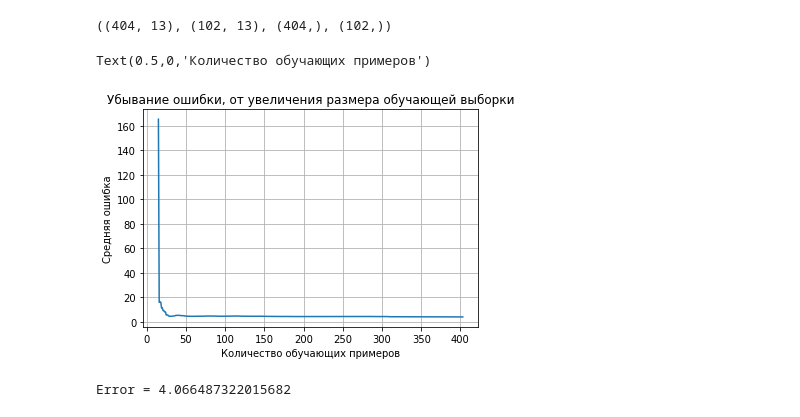
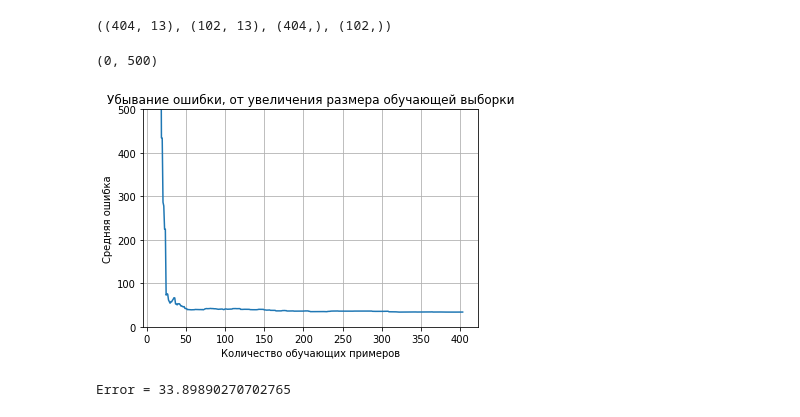
Before and after one commit to Nellrun/SOZLabs, a Jupyter notebook: Лаб 1. Анализ данных.ipynb, the cells around one changed output. Cells and saved outputs as stored; diff of their text form; code cells hidden in the pictures.

```diff
--- a/Лаб 1. Анализ данных.ipynb
+++ b/Лаб 1. Анализ данных.ipynb
@@ -560,28 +560,30 @@ X_train.shape, X_test.shape, y_train.shape, y_test.shape
 # %%
 # Построим график ошибки от количества примеров в обучающей выборке с шагом в 10
 
 # Создадим модель
 regModel = LinearRegression()
 
 errors = []
 for i in range(15, X_train.shape[0], 1):
     # Обучим модель
     regModel.fit(X_train[:i], y_train[:i])
     # вычислим среднюю ошибку
-    error = np.sum(np.abs(regModel.predict(X_test) - y_test))/y_test.shape[0]
+    error = np.sum(np.square(regModel.predict(X_test) - y_test))/y_test.shape[0]
     errors.append(error)
 
 # Строим график
 plt.plot(range(15, X_train.shape[0], 1), errors)
 plt.grid(True)
 plt.title("Убывание ошибки, от увеличения размера обучающей выборки")
 plt.ylabel("Средняя ошибка")
 plt.xlabel("Количество обучающих примеров")
+# Изменим интервал оси y для наглядности
+plt.ylim(0, 500)
 # %% [output]
-Text(0.5,0,'Количество обучающих примеров')
+(0, 500)
-[figure, old version]
+[figure, new version]
 # %%
 # Проверим итоговую ошибку
 print("Error = {}".format(errors[-1]))
 # %% [output]
-Error = 4.066487322015682
+Error = 33.89890270702765
```
Also changed, not shown: parts of 4 cells of this notebook.
